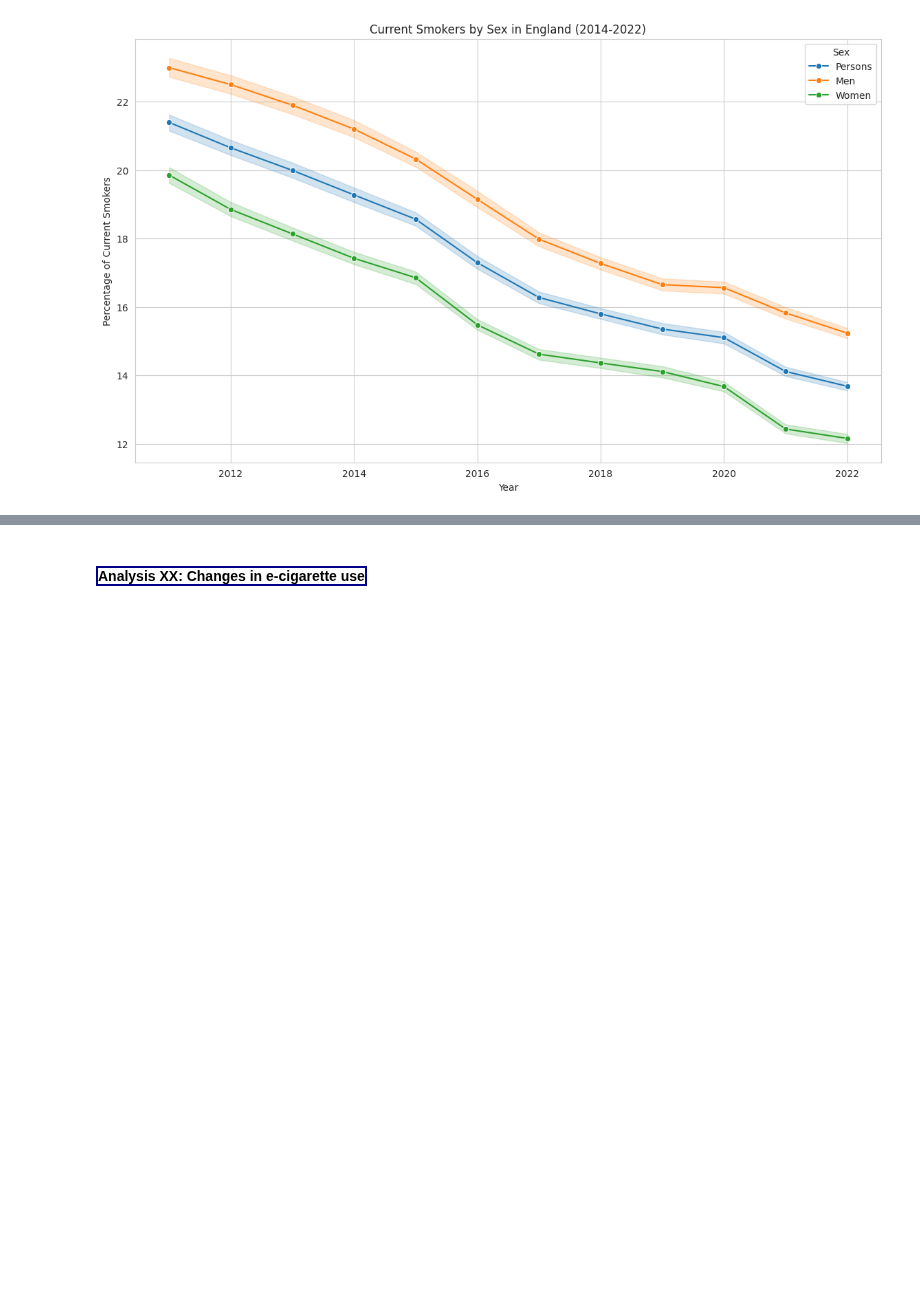
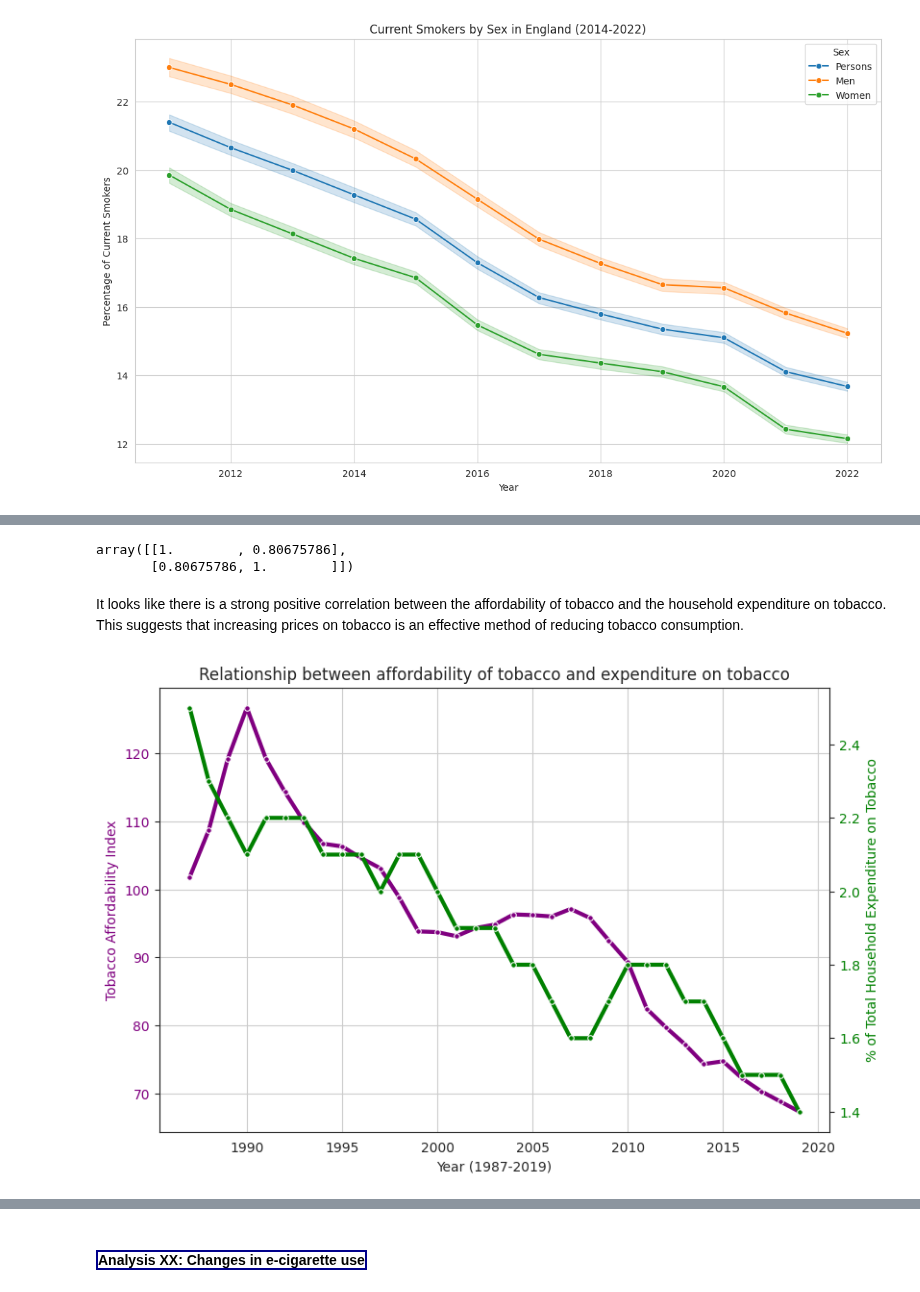
Before and after one commit to rhobaker/Data_Project, a Jupyter notebook: Main_Jupyter_workbook.ipynb, the cells around one changed output, grey strips where cells are left out. Drawn from its saved outputs; the diff is of its cells as text; code cells hidden in the pictures; blank space fills up the shorter version.

Commit message:
Add affordability analysis

```diff
--- a/Main_Jupyter_workbook.ipynb
+++ b/Main_Jupyter_workbook.ipynb
@@ -549,0 +574,7 @@ for category, title in zip(smoking_categories, titles):
+# %%
+# import NHS expenditure on tobacco dataset
+
+expend_url = 'https://raw.githubusercontent.com/rhobaker/Data_Project/main/NHS_smoking_eng_2020/Table_S.3.2-Table_1_cleaned.csv'
+expenditure = pd.read_csv(expend_url)
+expenditure.drop(['Unnamed: 0'], axis=1, inplace=True)
+expenditure.head()
@@ -549,0 +588,40 @@ for category, title in zip(smoking_categories, titles):
+# %%
+#I want to examine the relationship between affordability of tobacco and expenditure on tobacco
+#First I'll use the numpy library to find the correlation coefficient
+import numpy as np
+
+afford = affordability["Tobacco Affordability Index"]
+expend = expenditure["Tobacco Expenditure (%)"]
+afford_array = np.array(afford)
+expend_array = np.array(expend)
+
+tobacco_coeff = np.corrcoef(afford_array, expend_array)
+
+tobacco_coeff
+# %% [output]
+array([[1.        , 0.80675786],
+       [0.80675786, 1.        ]])
+# %% [markdown]
+It looks like there is a strong positive correlation between the affordability of tobacco and the household expenditure on tobacco. This suggests that increasing prices on tobacco is an effective method of reducing tobacco consumption.
+# %%
+# Create a visualisation to view the changes over time
+import matplotlib.pyplot as plt
+import seaborn as sns
+#Get the data for the x axis
+year = affordability["Year"]
+#Plot the first y axis
+plt.figure(figsize=(9, 6))
+ax1 = sns.lineplot(x = year, y = afford, lw=3, marker='o', markersize=4, color='purple')
+ax1.set(xlabel="Year (1987-2019)",
+        title="Relationship between affordability of tobacco and expenditure on tobacco")
+ax1.set_ylabel("Tobacco Affordability Index", color = 'purple')
+ax1.tick_params(axis='y', labelcolor='purple')
+sns.set_style("ticks")
+#Create a second y axis that shares the same x axis
+ax2 = ax1.twinx()
+#Plot the second y axis
+ax2.set_ylabel("% of Total Household Expenditure on Tobacco", color = 'green')
+ax2= sns.lineplot(x = year, y = expend, lw=3, marker='o', markersize=4, color = "green")
+ax2.tick_params(axis='y', labelcolor='green')
+# %% [output]
+[figure, added]
```
Also changed, not shown: parts of 35 cells of this notebook.
